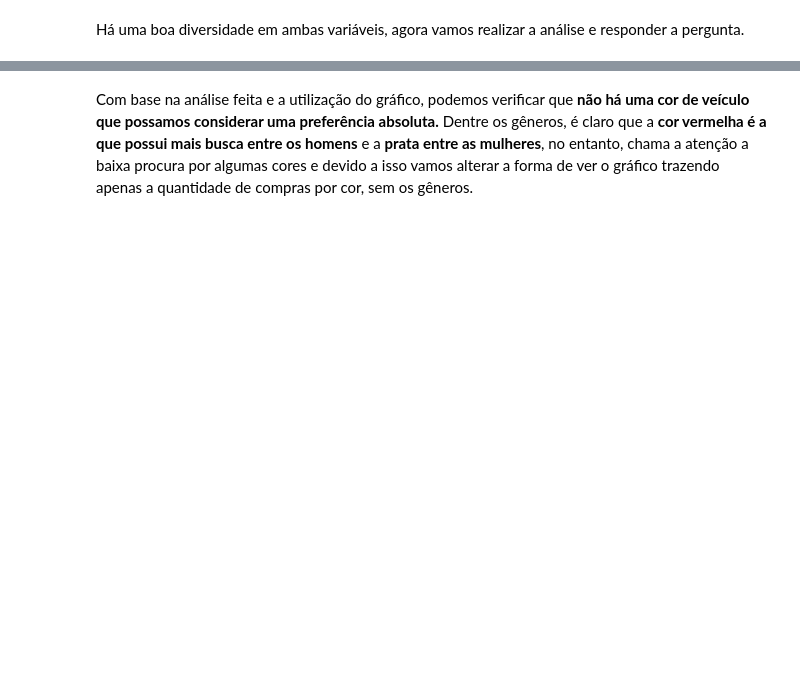
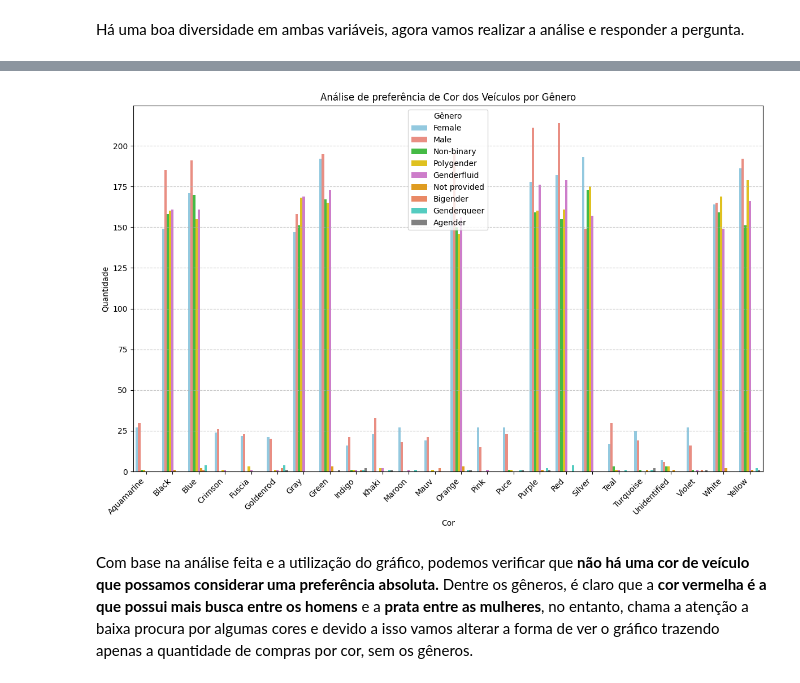
Before and after one commit to igormatuchewski/Analise-Exploratoria-Nissan, a Jupyter notebook: exploratoria_nissan.ipynb, the cells around one changed output, grey strips where cells are left out. Saved outputs shown, nothing was run; the diff lists cells and outputs as text; code cells hidden in the pictures; blank space fills up the shorter version.

```diff
--- a/exploratoria_nissan.ipynb
+++ b/exploratoria_nissan.ipynb
@@ -209,6 +322,34 @@ fig.update_layout(
 fig.show()
 # %% [output]
 [interactive output not drawn]
+# %%
+## Gráfico gerado utilizando o matplotlib.pyplot e o seaborn - infelizmente a visualização deste gráfico não ficou boa utilizando essas bibliotecas
+# Aqui alterei a cor das barras para tentar melhorar a visualização
+cores_barras = {
+    'Female': 'skyblue',
+    'Male': 'salmon',
+    'Non-binary': 'limegreen',
+    'Polygender': 'gold',
+    'Genderfluid': 'orchid',
+    'Bigender': 'coral',
+    'Genderqueer': 'turquoise',
+    'Agender': 'gray',
+    'Not provided' : 'orange'
+}
+
+plt.figure(figsize=(12, 8))
+sns.barplot(data=cor_por_genero, x='color', y='Count', hue='gender', palette=cores_barras)
+plt.title('Análise de preferência de Cor dos Veículos por Gênero')
+plt.xlabel('Cor')
+plt.ylabel('Quantidade')
+plt.legend(title='Gênero')
+plt.xticks(rotation=45, ha='right')
+plt.grid(axis='y', linestyle='--', alpha=0.7)
+plt.tight_layout()
+
+plt.show()
+# %% [output]
+[figure, added]
 # %% [markdown]
 Com base na análise feita e a utilização do gráfico, podemos verificar que **não há uma cor de veículo que possamos considerar uma preferência absoluta.** Dentre os gêneros, é claro que a **cor vermelha é a que possui mais busca entre os homens** e a **prata entre as mulheres**, no entanto, chama a atenção a baixa procura por algumas cores e devido a isso vamos alterar a forma de ver o gráfico trazendo apenas a quantidade de compras por cor, sem os gêneros.
 # %%
```
Also changed, not shown: parts of 36 cells of this notebook.
